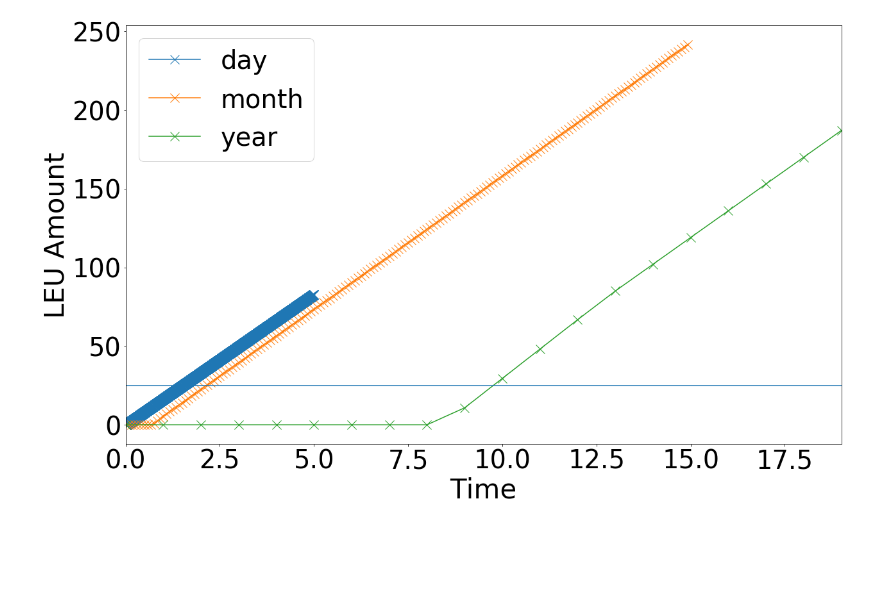
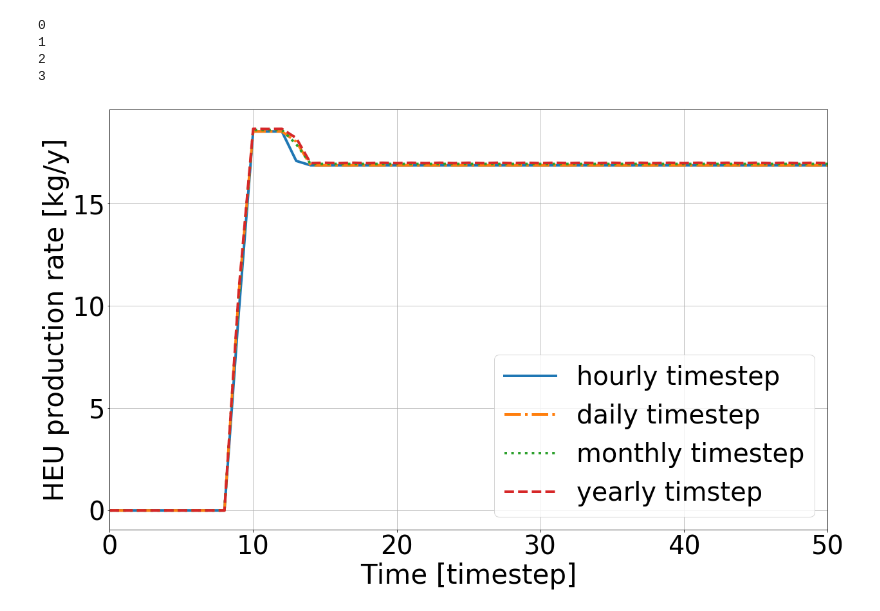
Before and after one commit to bam241/enrich_inmm, a Jupyter notebook: time production.ipynb, the cells around one changed output. Drawn from its saved outputs; the diff is of its cells as text; code cells hidden in the pictures; blank space fills up the shorter version.

```diff
--- a/time production.ipynb
+++ b/time production.ipynb
@@ -17,33 +17,46 @@ from cymetric import timeseries as tm
 
 %matplotlib inline
 # %%
-files = ['case_2/NR_25_3_1_1_day.h5',
+files = ['case_2/NR_25_3_1_1_hour.h5',
+         'case_2/NR_25_3_1_1_day.h5',
          'case_2/NR_25_3_1_1.h5',
          'case_2/NR_25_3_1_1_year.h5']
 invs = ['storage_3',
         'storage_3',
         'storage_3',
         'storage_3']
 
-c_names = ['day','month','year']
+c_names = ['hourly timestep','daily timestep','monthly timestep','yearly timstep']
 
-time_factor = [30*12, 12, 1]
+time_factor = [24*30.438032*12,30.438032*12, 12, 1]
 LEU_qty_case_2_x = []
 plt_LEU_qty_case_2_x = []
-
-for i in range(3):
+style = ['-', '-.', ':', '--']
+color = ['C0', 'C1', 'C2', 'C3']
+for i in range(4):
+    print(i)
     db_ = cym.dbopen(files[i])
     ev_ = cym.Evaluator(db=db_, write=False)
 
-    df_ = tm.inventories(ev_, [invs[i]])
+    df_ = tm.transactions(ev_, receivers=[invs[i]])
     df_ = pdh.RenameTS(pdh.RemoveNan(df_), "Time", c_names[i])
-    df_['Time'] *= 1/time_factor[i]
+
+    #df_['Time'] *= 1/time_factor[i]
+    df_[c_names[i]] *= time_factor[i]
     LEU_qty_case_2_x.append(df_)
     plt_LEU_qty_case_2_x.append( (LEU_qty_case_2_x[i], c_names[i]) )
 
-pdh.MakePlot(plt_LEU_qty_case_2_x, "Time", "LEU Amount" )
-plt.axhline(y=25)
+pdh.MakePlot(plt_LEU_qty_case_2_x, "Time", "HEU production rate [kg/y]", linestyle=style, color=color, mk="", lw=4 )
+plt.xlabel('Time [timestep]')
+#plt.ylim(0,80)
 
+plt.xlim(0,50)
+plt.grid()
 x = np.arange(0, 16, 1);
+plt.savefig("HEU_prod_timestep.png")
 # %% [output]
+0
+1
+2
+3
-[figure, old version]
+[figure, new version]
```
Also changed, not shown: 5 other files.
